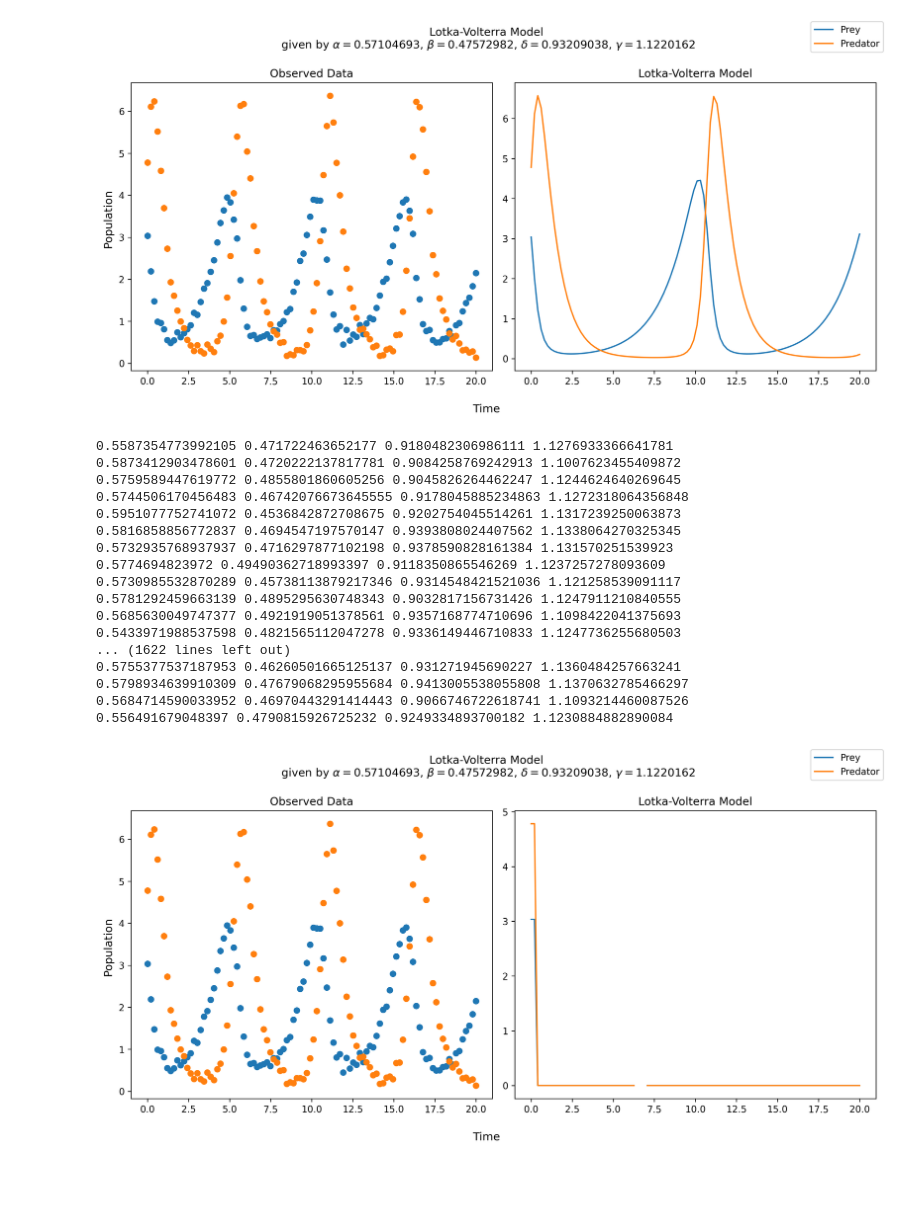
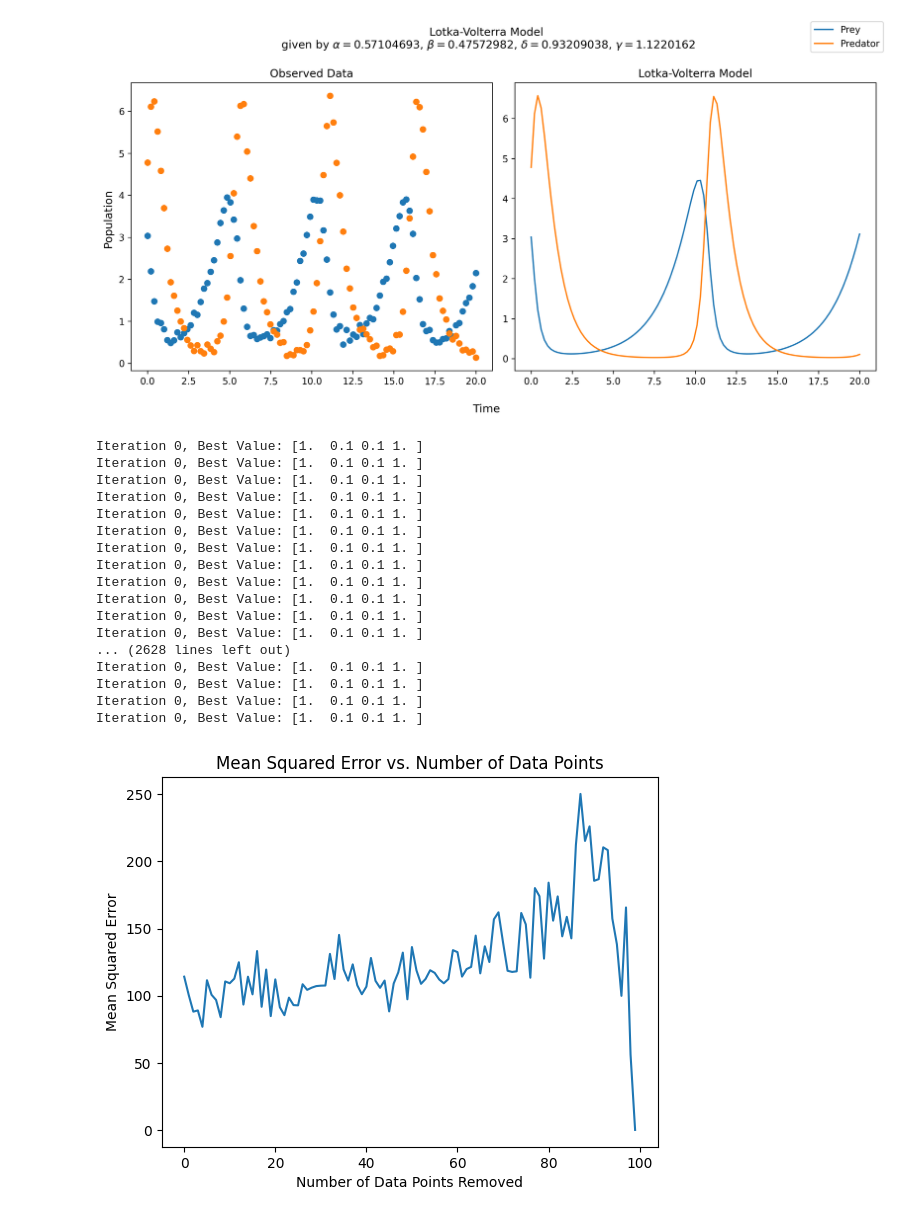
Before and after one commit to HarvestStars/Predator-Prey-System, a Jupyter notebook: src/test.ipynb, the cells around one changed output. Cells and saved outputs as stored; diff of their text form; code cells hidden in the pictures; blank space fills up the shorter version.

Commit message:
made a bootstrap plot for the MSE

```diff
--- a/src/test.ipynb
+++ b/src/test.ipynb
@@ -66,26 +87,31 @@ predator = solution[:, 1]
 plot_model(t_data, x_data, y_data, [prey, predator])
 # %% [output]
 [figure]
-# %%
-NOISE_STD = 0.01
-solution = odeint(lokta_volterra_noise, y0, t_data, args=(alpha, beta, delta, gamma))
-plot_model(t_data, x_data, y_data, [solution[:, 0], solution[:, 1]])
-# %% [output]
-0.5587354773992105 0.471722463652177 0.9180482306986111 1.1276933366641781
-0.5873412903478601 0.4720222137817781 0.9084258769242913 1.1007623455409872
-0.5759589447619772 0.4855801860605256 0.9045826264462247 1.1244624640269645
-0.5744506170456483 0.46742076673645555 0.9178045885234863 1.1272318064356848
-0.5951077752741072 0.4536842872708675 0.9202754045514261 1.1317239250063873
-0.5816858856772837 0.4694547197570147 0.9393808024407562 1.1338064270325345
-0.5732935768937937 0.4716297877102198 0.9378590828161384 1.131570251539923
-0.5774694823972 0.49490362718993397 0.9118350865546269 1.1237257278093609
-0.5730985532870289 0.45738113879217346 0.9314548421521036 1.121258539091117
-0.5781292459663139 0.4895295630748343 0.9032817156731426 1.1247911210840555
-0.5685630049747377 0.4921919051378561 0.9357168774710696 1.1098422041375693
-0.5433971988537598 0.4821565112047278 0.9336149446710833 1.1247736255680503
-... (1622 lines left out)
-0.5755377537187953 0.46260501665125137 0.931271945690227 1.1360484257663241
-0.5798934639910309 0.47679068295955684 0.9413005538055808 1.1370632785466297
-0.5684714590033952 0.46970443291414443 0.9066746722618741 1.1093214460087526
-0.556491679048397 0.4790815926725232 0.9249334893700182 1.1230884882890084
-[figure, removed]
+# %%
+max_boot = 100
+objective = main.objective
+initial_params = np.array([1.0, 0.1, 0.1, 1.0])
+proposal_func = main.proposal_func
+max_iter = 100
+tol = 1e-6
+
+plot_mse(40, max_boot, objective, initial_params, proposal_func, max_iter, tol);
+# %% [output]
+Iteration 0, Best Value: [1.  0.1 0.1 1. ]
+Iteration 0, Best Value: [1.  0.1 0.1 1. ]
+Iteration 0, Best Value: [1.  0.1 0.1 1. ]
+Iteration 0, Best Value: [1.  0.1 0.1 1. ]
+Iteration 0, Best Value: [1.  0.1 0.1 1. ]
+Iteration 0, Best Value: [1.  0.1 0.1 1. ]
+Iteration 0, Best Value: [1.  0.1 0.1 1. ]
+Iteration 0, Best Value: [1.  0.1 0.1 1. ]
+Iteration 0, Best Value: [1.  0.1 0.1 1. ]
+Iteration 0, Best Value: [1.  0.1 0.1 1. ]
+Iteration 0, Best Value: [1.  0.1 0.1 1. ]
+Iteration 0, Best Value: [1.  0.1 0.1 1. ]
+... (2628 lines left out)
+Iteration 0, Best Value: [1.  0.1 0.1 1. ]
+Iteration 0, Best Value: [1.  0.1 0.1 1. ]
+Iteration 0, Best Value: [1.  0.1 0.1 1. ]
+Iteration 0, Best Value: [1.  0.1 0.1 1. ]
+[figure, added]
```
Also changed, not shown: parts of 2 cells of this notebook, 3 other files.
